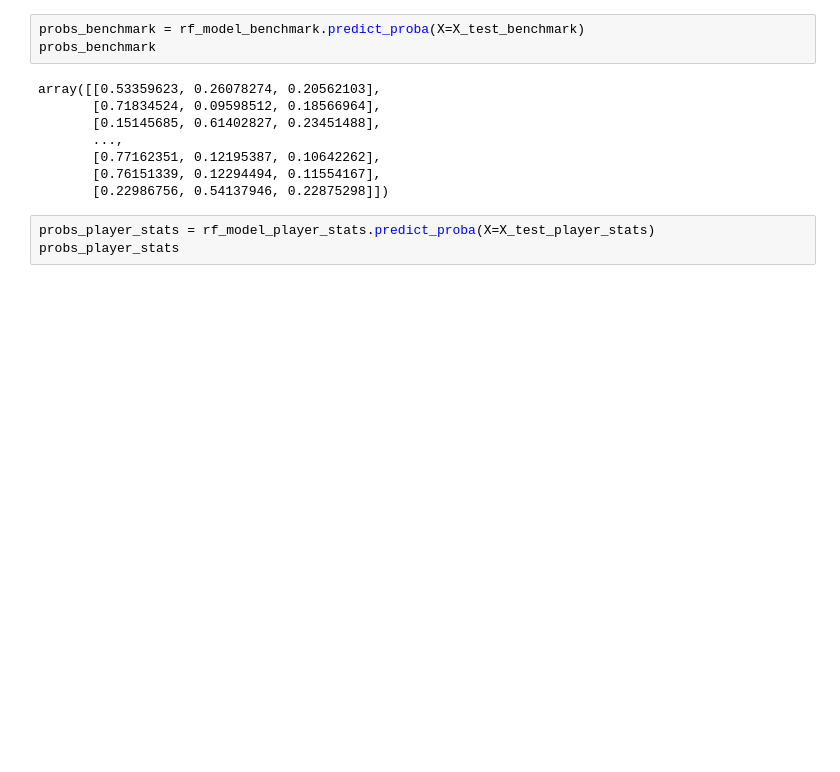
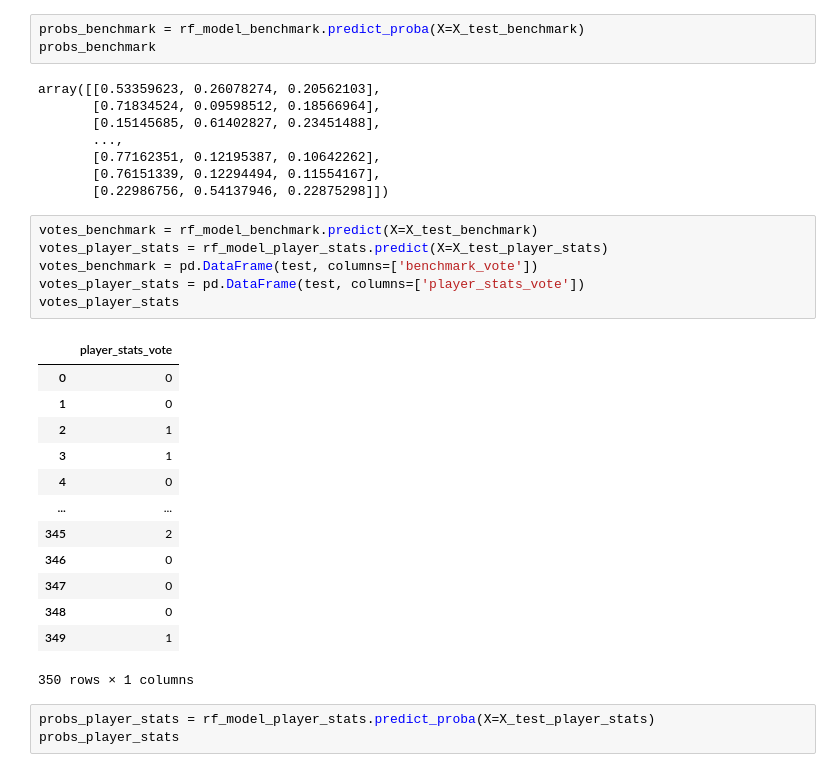
Before and after one commit to Giuliano99/Masterarbeit, a Jupyter notebook: Supervised Learning.ipynb, the cells around one changed output. Cells and saved outputs as stored; diff of their text form; blank space fills up the shorter version.

```diff
--- a/Supervised Learning.ipynb
+++ b/Supervised Learning.ipynb
@@ -351,6 +347,26 @@ array([[0.53359623, 0.26078274, 0.20562103],
        [0.77162351, 0.12195387, 0.10642262],
        [0.76151339, 0.12294494, 0.11554167],
        [0.22986756, 0.54137946, 0.22875298]])
+# %%
+votes_benchmark = rf_model_benchmark.predict(X=X_test_benchmark)
+votes_player_stats = rf_model_player_stats.predict(X=X_test_player_stats)
+votes_benchmark = pd.DataFrame(test, columns=['benchmark_vote'])
+votes_player_stats = pd.DataFrame(test, columns=['player_stats_vote'])
+votes_player_stats
+# %% [output]
+|  | player_stats_vote |
+| 0 | 0 |
+| 1 | 0 |
+| 2 | 1 |
+| 3 | 1 |
+| 4 | 0 |
+| ... | ... |
+| 345 | 2 |
+| 346 | 0 |
+| 347 | 0 |
+| 348 | 0 |
+| 349 | 1 |
+350 rows × 1 columns
 # %%
 probs_player_stats = rf_model_player_stats.predict_proba(X=X_test_player_stats)
 probs_player_stats
```
Also changed, not shown: parts of 8 cells of this notebook, 5 other files.
